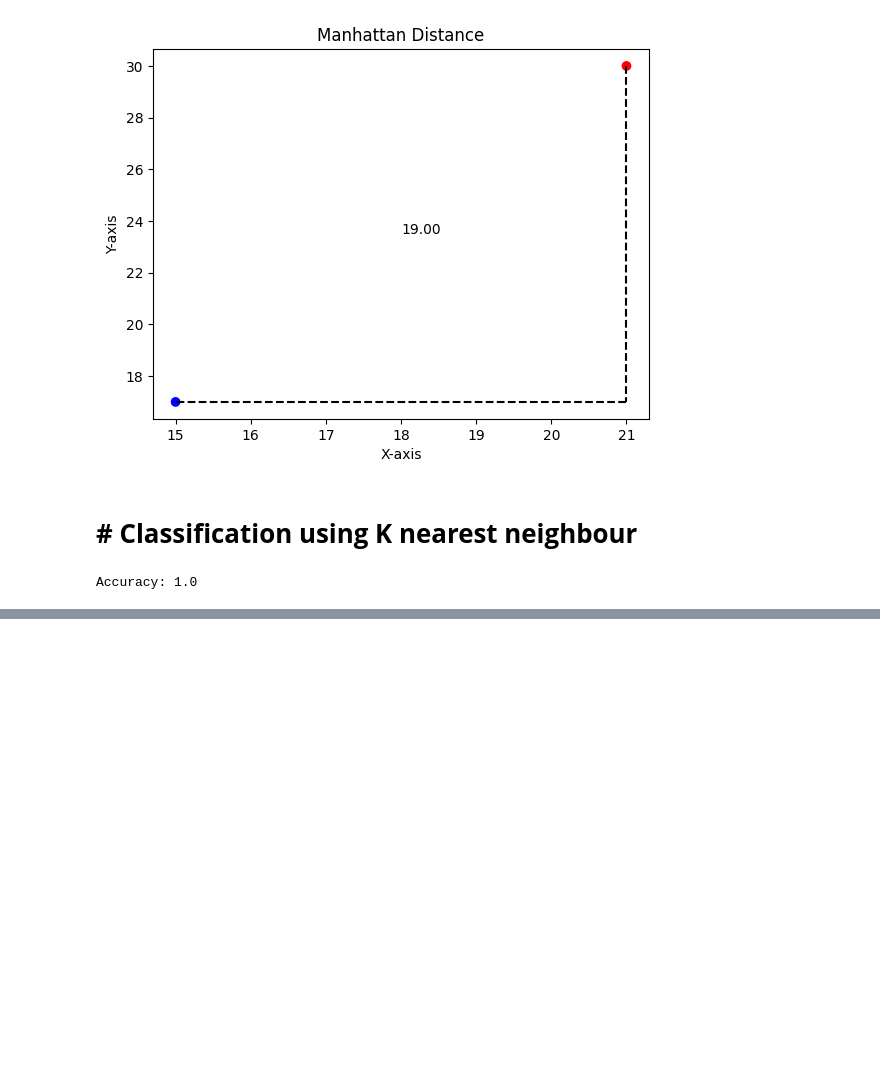
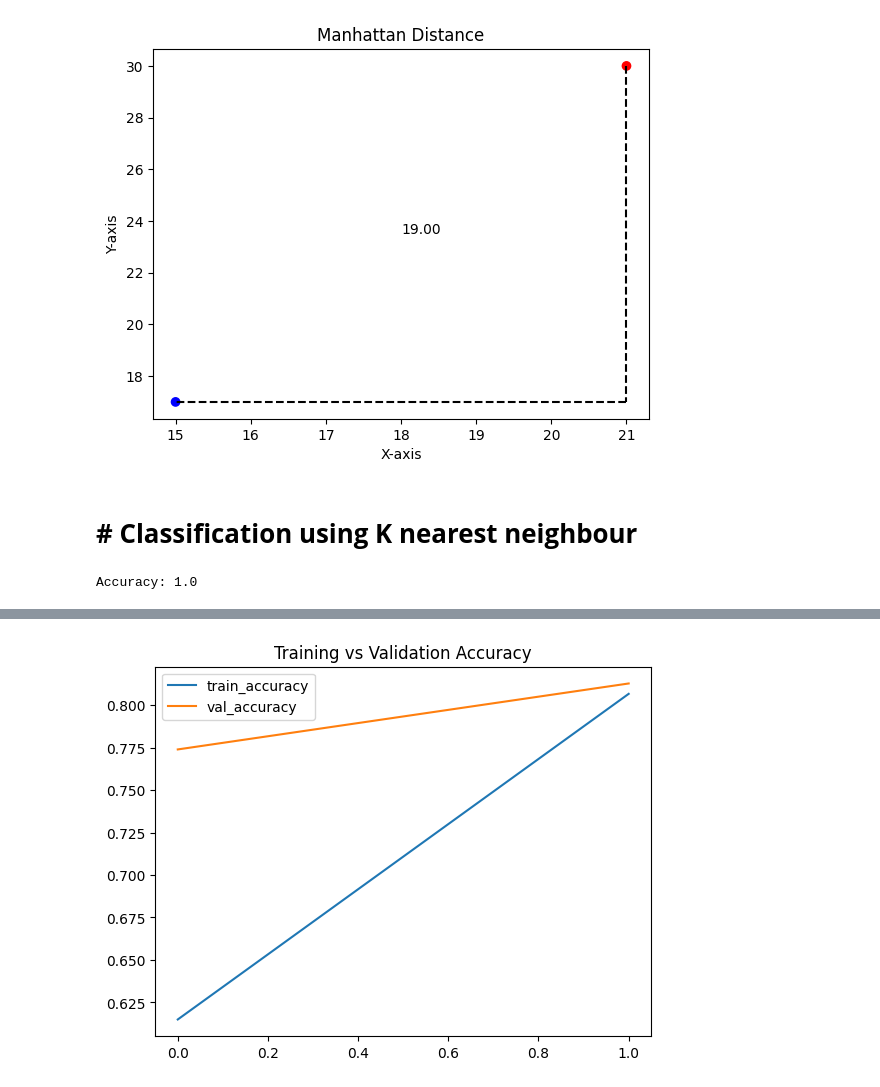
Before and after one commit to Shuvodeep-Saha/AIML, a Jupyter notebook: Classwork_AIML.ipynb, the cells around one changed output, grey strips where cells are left out. Drawn from its saved outputs; the diff is of its cells as text; code cells hidden in the pictures; blank space fills up the shorter version.

```diff
--- a/Classwork_AIML.ipynb
+++ b/Classwork_AIML.ipynb
@@ -658,0 +704,29 @@ Accuracy: 1.0
+# %%
+model = models.Sequential([
+    layers.Conv2D(32, (3,3), activation='relu', input_shape=(128,128,3)),
+    layers.MaxPooling2D(2,2),
+
+    layers.Conv2D(64, (3,3), activation='relu'),
+    layers.MaxPooling2D(2,2),
+
+    layers.Conv2D(128, (3,3), activation='relu'),
+    layers.MaxPooling2D(2,2),
+
+    layers.Flatten(),
+    layers.Dense(128, activation='relu'),
+
+    # Multi-class classification → Softmax
+    layers.Dense(train_data.num_classes, activation='softmax')
+])
+# %%
+model.compile(
+    optimizer='adam',
+    loss='categorical_crossentropy',
+    metrics=['accuracy']
+)
+# %%
+history = model.fit(
+    train_data,
+    validation_data=val_data,
+    epochs=2
+)
@@ -658,0 +738,8 @@ Accuracy: 1.0
+# %%
+plt.plot(history.history['accuracy'], label='train_accuracy')
+plt.plot(history.history['val_accuracy'], label='val_accuracy')
+plt.legend()
+plt.title("Training vs Validation Accuracy")
+plt.show()
+# %% [output]
+[figure, added]
```
Also changed, not shown: parts of 5 cells of this notebook.
